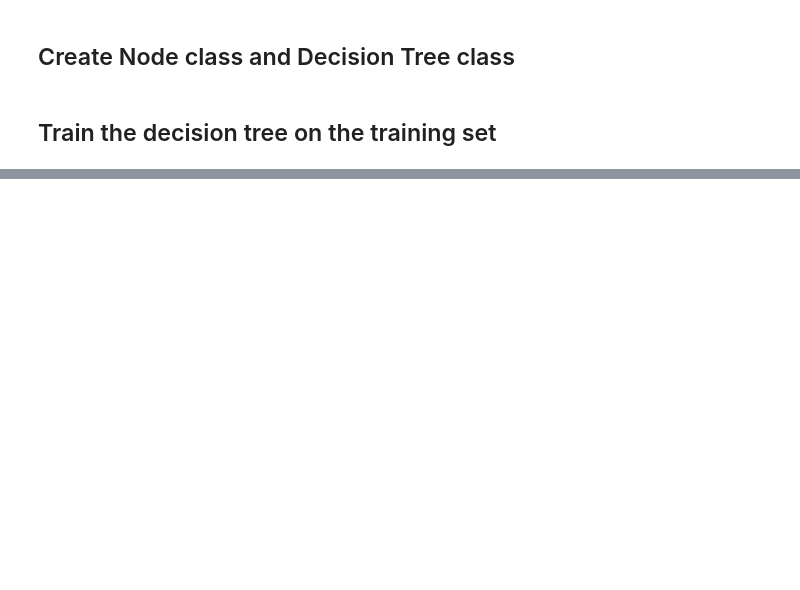
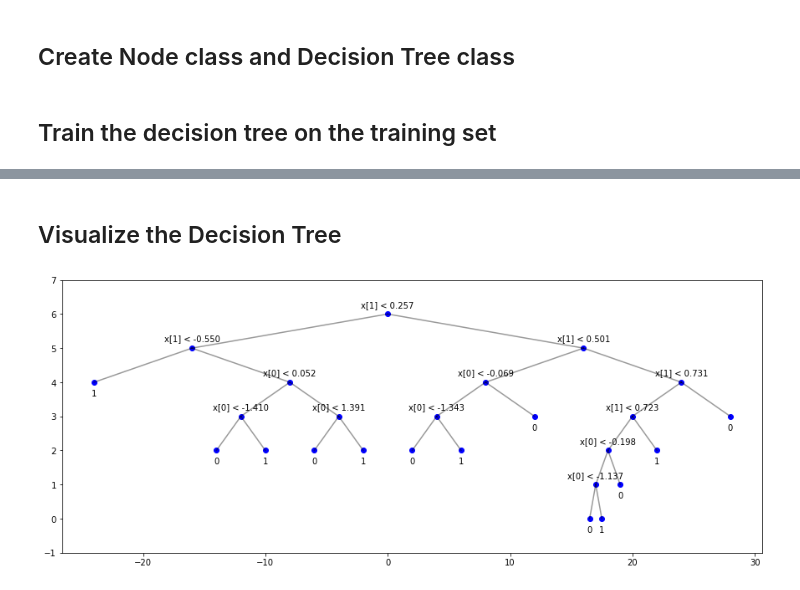
Before and after one commit to kspilario/DS397_comp, a Jupyter notebook: Tree_Ensembles/dectree_moons.ipynb, the cells around one changed output, grey strips where cells are left out. Drawn from its saved outputs; the diff is of its cells as text; code cells hidden in the pictures; blank space fills up the shorter version.

```diff
--- a/Tree_Ensembles/dectree_moons.ipynb
+++ b/Tree_Ensembles/dectree_moons.ipynb
@@ -173,0 +181,43 @@ Order of Node creation:
+# %% [markdown]
+## Visualize the Decision Tree
+# %%
+root = mdl.root
+stack_nd, stack_x, stack_y = [], [], []
+stack_nd.append(root)
+stack_x.append(0)
+stack_y.append(mdl.actual_depth)
+x_range = 2 ** (mdl.actual_depth - 2)
+
+plt.figure(figsize=(15,6))
+
+while stack_nd:
+
+    # Pop the stack
+    nd, x, y = stack_nd.pop(), stack_x.pop(), stack_y.pop()
+
+    # Check if leaf node or not
+    if nd.value_if_leaf == None:
+        feat = nd.split_data["feat"]
+        thresh = nd.split_data["thresh"]
+        plt.scatter(x, y, c='b')
+        plt.text(x, y + 0.2, s=f"x[{feat}] < {thresh:.3f}",
+                 ha="center", fontsize=10)
+
+        next_xr = x + x_range / 2 ** (mdl.actual_depth - y)
+        next_xl = x - x_range / 2 ** (mdl.actual_depth - y)
+
+        plt.plot(np.array([x, next_xr]), np.array([y, y-1]), 'k', alpha=0.4)
+        plt.plot(np.array([x, next_xl]), np.array([y, y-1]), 'k', alpha=0.4)
+
+        # Push the right child, then left child
+        stack_nd.append(nd.right), stack_nd.append(nd.left)
+        stack_x.append(next_xr),   stack_x.append(next_xl)
+        stack_y.append(y-1),       stack_y.append(y-1)
+    else:
+        plt.scatter(x, y, c='b')
+        plt.text(x, y - 0.4, s=f"{int(nd.value_if_leaf)}", ha="center")
+
+plt.ylim([-1, mdl.actual_depth+1])
+plt.show()
+# %% [output]
+[figure, added]
```
Also changed, not shown: parts of 4 cells of this notebook.
